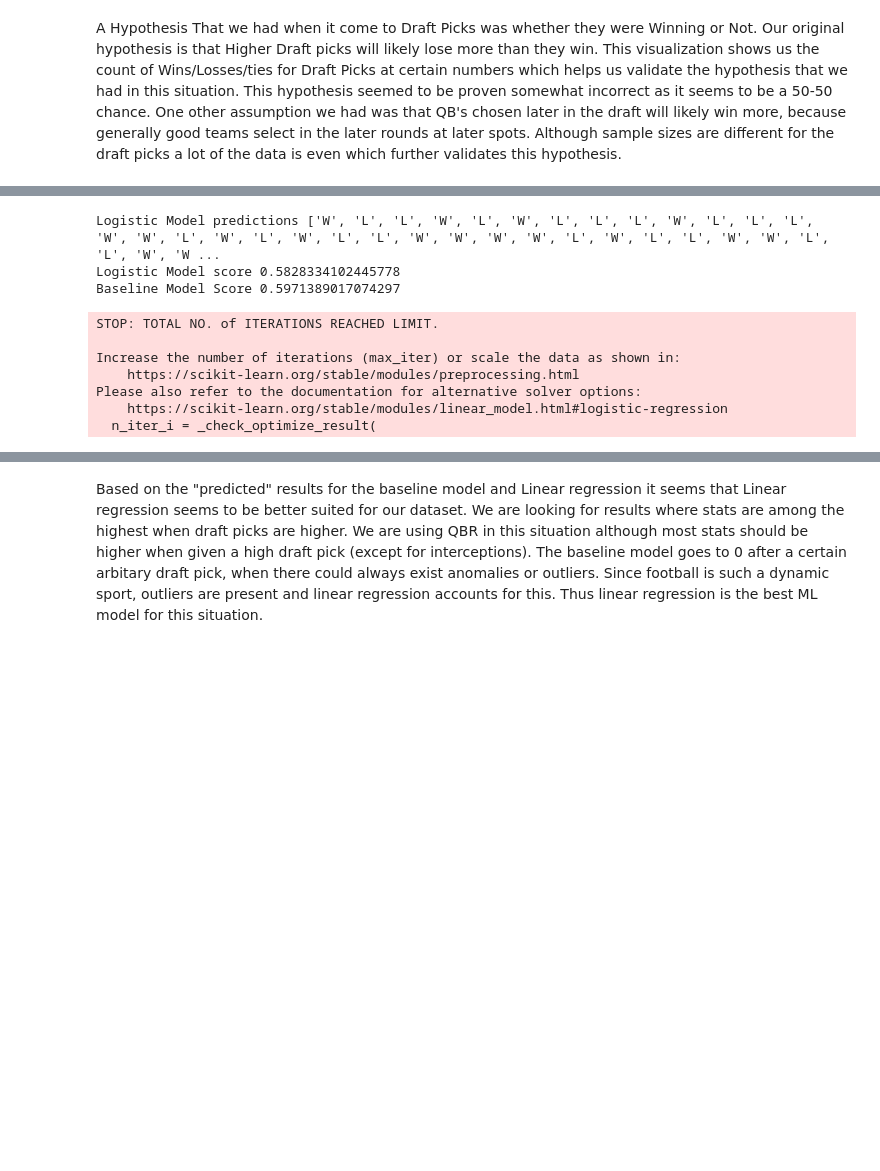
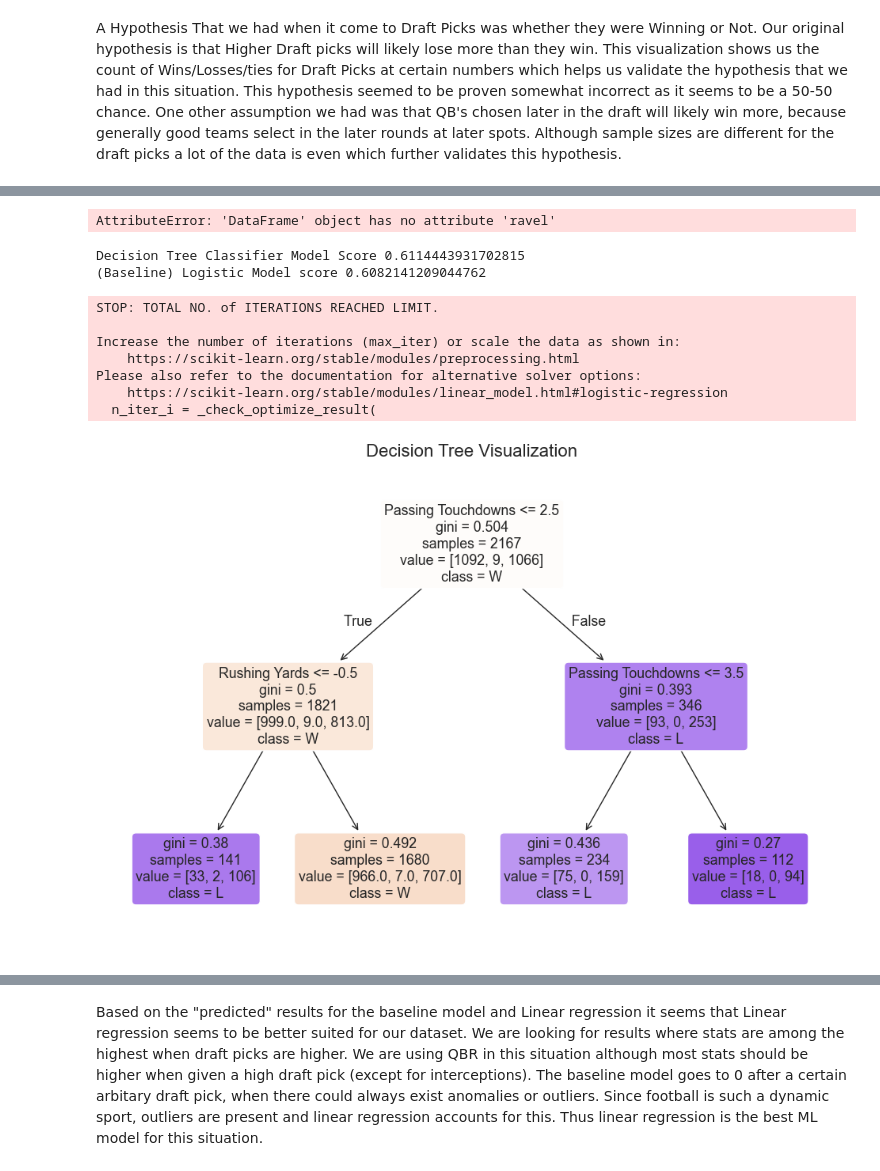
Before and after one commit to cs418-fa24/project-check-in-team-8, a Jupyter notebook: Final_report.ipynb, the cells around one changed output, grey strips where cells are left out. Cells and saved outputs as stored; diff of their text form; code cells hidden in the pictures; blank space fills up the shorter version.

```diff
--- a/Final_report.ipynb
+++ b/Final_report.ipynb
@@ -186,4 +194,14 @@ R^2 for linear_regression model: 0.3138650850811051 and Baseline model: 0.0
+# %%
+plt.scatter(X.ravel(), y.values.ravel(), color="#1f77b4", label="Actual Data")
+plt.plot(X.ravel(), linear_model_predictions, color="#ff7f0e", linewidth=2, label="Linear Model")
+plt.xlabel('Draft Pick', fontsize=14)
+plt.ylabel('QBR', fontsize=14)
+plt.legend()
+plt.show()
+# %% [output]
+AttributeError: 'DataFrame' object has no attribute 'ravel'
 # %%
+from sklearn.tree import plot_tree
 # 2nd ML analysis (Shriniket and Carlos)
 from sklearn.metrics import accuracy_score
 from sklearn.model_selection import train_test_split
@@ -208,24 +226,22 @@ nfl_qb_stats['Draft Group'] = nfl_qb_stats['Draft Pick'].apply(draft_pick_group)
 nfl_qb_stats.to_csv("draft_groups.csv")
 
 
-X = nfl_qb_stats[["Passing Yards", "Passing Touchdowns", "Draft Group"]]
+X = nfl_qb_stats[["Passing Yards", "Passing Touchdowns", "Pass Completions", "Rushing Yards", "Draft Group"]]
 y = nfl_qb_stats[["Game Result (W/L)"]]
+
+tree_clf = DecisionTreeClassifier(max_depth=2, random_state=42)
+tree_clf.fit(X, y)
+tree_predictions = tree_clf.predict(X)
+print(f"Decision Tree Classifier Model Score {tree_clf.score(X, np.ravel(y))}")
 
 logistic_regression = LogisticRegression()
 logistic_regression.fit(X, np.ravel(y))
 logistic_model_predictions = logistic_regression.predict(X)
-print(f"Logistic Model predictions {list(logistic_model_predictions)}")
-print(f"Logistic Model score {logistic_regression.score(X, np.ravel(y))}")
-
-tree_clf = DecisionTreeClassifier(max_depth=2, random_state=42)
-tree_clf.fit(X, y)
-tree_predictions = tree_clf.predict(X)
-
-print(f"Baseline Model Score {tree_clf.score(X, np.ravel(y))}")
+# print(f"Logistic Model predictions {list(logistic_model_predictions)}")
+print(f"(Baseline) Logistic Model score {logistic_regression.score(X, np.ravel(y))}")
 # %% [output]
-Logistic Model predictions ['W', 'L', 'L', 'W', 'L', 'W', 'L', 'L', 'L', 'W', 'L', 'L', 'L', 'W', 'W', 'L', 'W', 'L', 'W', 'L', 'L', 'W', 'W', 'W', 'W', 'L', 'W', 'L', 'L', 'W', 'W', 'L', 'L', 'W', 'W ...
-Logistic Model score 0.5828334102445778
-Baseline Model Score 0.5971389017074297
+Decision Tree Classifier Model Score 0.6114443931702815
+(Baseline) Logistic Model score 0.6082141209044762
 STOP: TOTAL NO. of ITERATIONS REACHED LIMIT.
 
 Increase the number of iterations (max_iter) or scale the data as shown in:
@@ -233,3 +249,16 @@ Increase the number of iterations (max_iter) or scale the data as shown in:
 Please also refer to the documentation for alternative solver options:
     https://scikit-learn.org/stable/modules/linear_model.html#logistic-regression
   n_iter_i = _check_optimize_result(
+# %%
+# Decision Tree Visualizations
+plt.figure(figsize=(12, 8))
+plot_tree(tree_clf,
+          feature_names=["Passing Yards", "Passing Touchdowns", "Pass Completions", "Rushing Yards", "Draft Group"],
+          class_names=["W", "T", "L"],
+          filled=True,
+          rounded=True)
+
+plt.title("Decision Tree Visualization", fontsize=16)
+plt.show()
+# %% [output]
+[figure, added]
```
Also changed, not shown: parts of 2 cells of this notebook.
